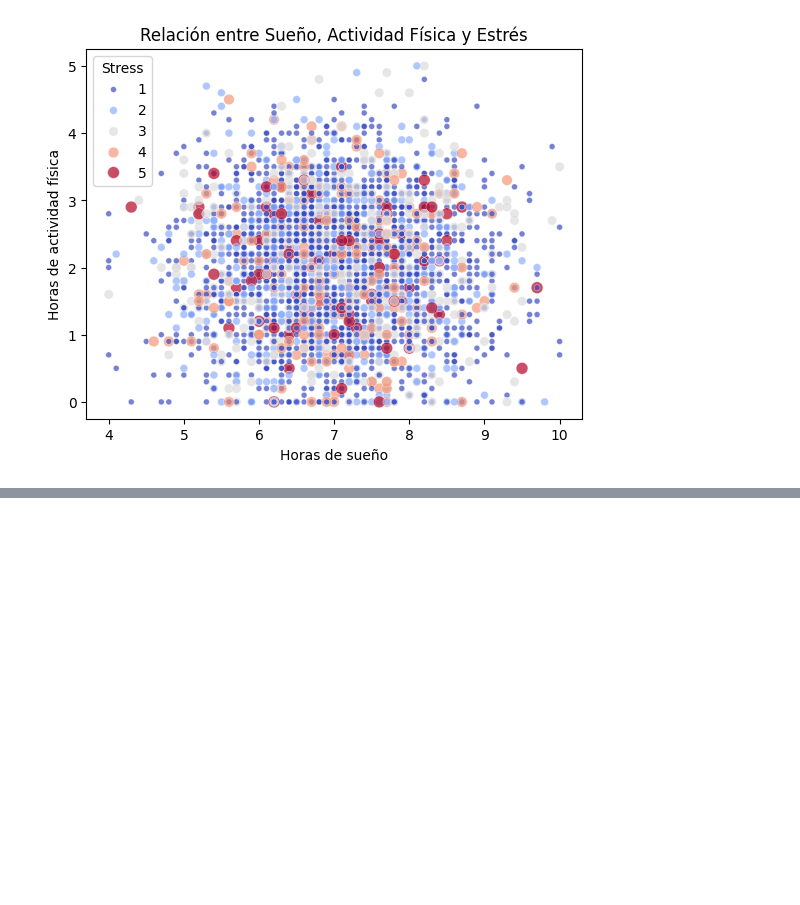
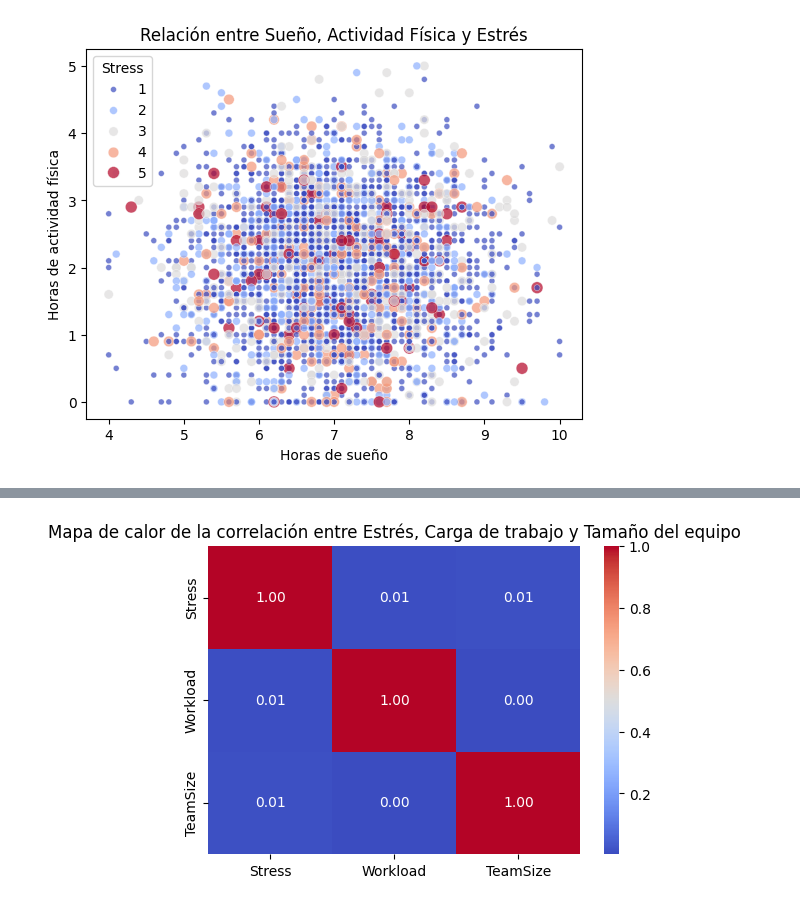
Before and after one commit to EnzoVillordo/DataScience, a Jupyter notebook: ProyectoDS_ParteI_Villordo.ipynb, the cells around one changed output, grey strips where cells are left out. Drawn from its saved outputs; the diff is of its cells as text; code cells hidden in the pictures; blank space fills up the shorter version.

```diff
--- a/ProyectoDS_ParteI_Villordo.ipynb
+++ b/ProyectoDS_ParteI_Villordo.ipynb
@@ -332,3 +337,15 @@ plt.show()
+# %%
+# Seleccionar las columnas de interés
+cols = ['Stress', 'Workload', 'TeamSize']
+corr_matrix = df[cols].corr()
+
+# Crear el mapa de calor
+plt.figure(figsize=(6, 4))
+sns.heatmap(corr_matrix, annot=True, cmap='coolwarm', fmt=".2f")
+plt.title('Mapa de calor de la correlación entre Estrés, Carga de trabajo y Tamaño del equipo')
+plt.show()
+# %% [output]
+[figure, added]
 # %%
 display(Markdown(
     """
```
Also changed, not shown: parts of 2 cells of this notebook.
